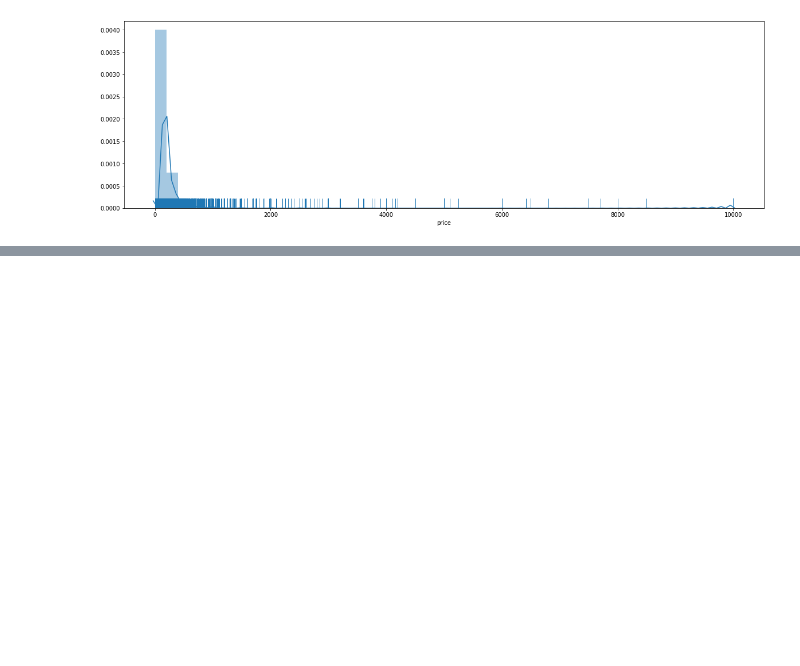
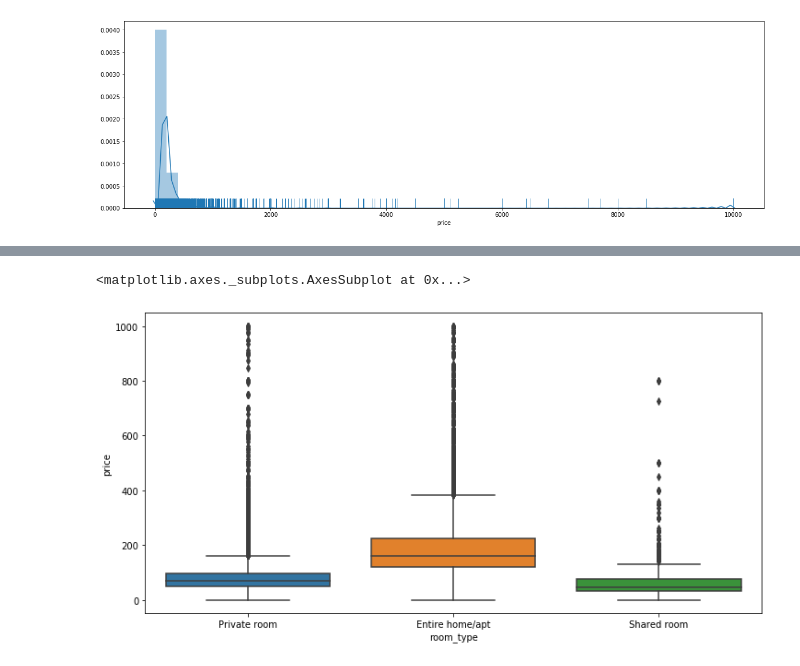
Before and after one commit to kasthurie/AirbnbSoen499, a Jupyter notebook: Linear_Regression.ipynb, the cells around one changed output, grey strips where cells are left out. Saved outputs shown, nothing was run; the diff lists cells and outputs as text; code cells hidden in the pictures; blank space fills up the shorter version.

```diff
--- a/Linear_Regression.ipynb
+++ b/Linear_Regression.ipynb
@@ -74,0 +98,7 @@ sb.distplot(newyork['price'], rug=True)
+# %%
+sub_df = newyork[newyork.price < 1000]
+plt.figure(figsize = (12, 6))
+sb.boxplot(x = 'room_type', y = 'price',  data = sub_df)
+# %% [output]
+<matplotlib.axes._subplots.AxesSubplot at 0x...>
+[figure, added]
```
Also changed, not shown: parts of 7 cells of this notebook.
